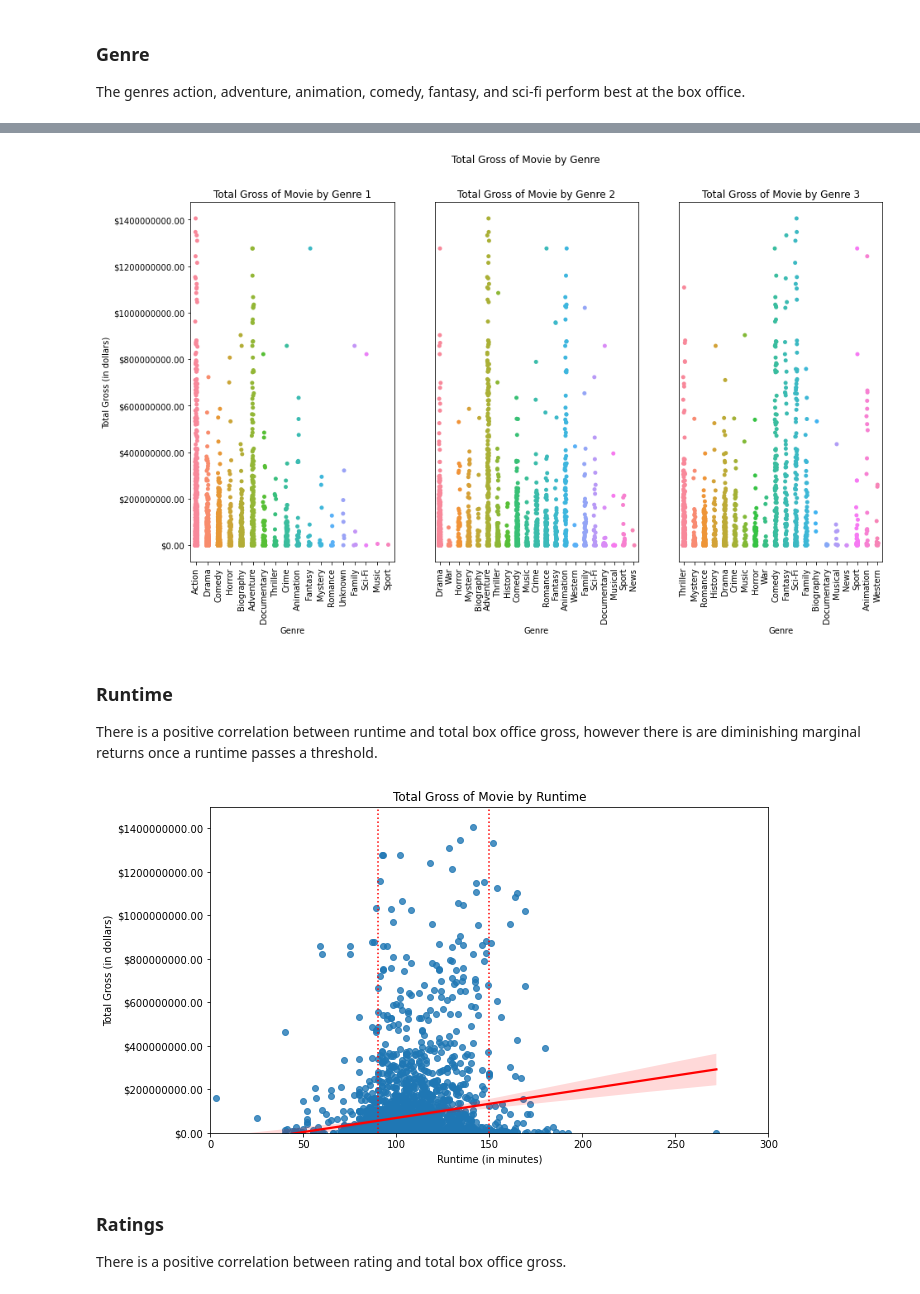
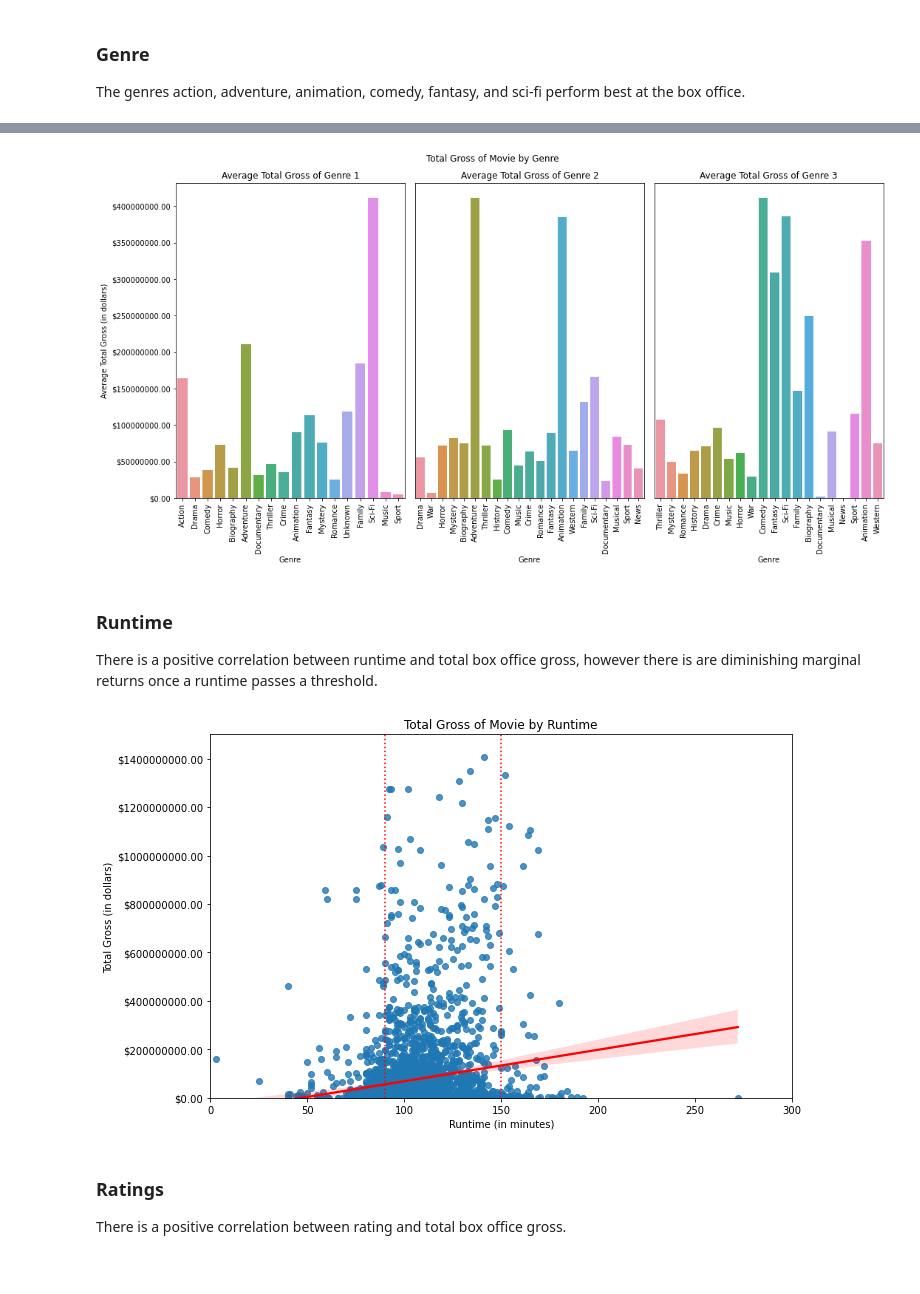
Before and after one commit to pederknorr/Microsoft-Movie-Analysis, a Jupyter notebook: microsoft_movie_studios_analysis.ipynb, the cells around one changed output, grey strips where cells are left out. Cells and saved outputs as stored; diff of their text form; code cells hidden in the pictures.

```diff
--- a/microsoft_movie_studios_analysis.ipynb
+++ b/microsoft_movie_studios_analysis.ipynb
@@ -51,9 +51,9 @@ import seaborn as sns
 %matplotlib inline
 # %%
 # Import data files
-imdb_title_basics = pd.read_csv('/Users/norrp/Documents/Flatiron/Phase_1/Project/dsc-phase-1-project/data/imdb.title.basics.csv.gz')
-imdb_title_ratings = pd.read_csv('/Users/norrp/Documents/Flatiron/Phase_1/Project/dsc-phase-1-project/data/imdb.title.ratings.csv.gz')
-bom_movie_gross = pd.read_csv('/Users/norrp/Documents/Flatiron/Phase_1/Project/dsc-phase-1-project/data/bom.movie_gross.csv.gz')
+imdb_title_basics = pd.read_csv('data/imdb.title.basics.csv.gz')
+imdb_title_ratings = pd.read_csv('data/imdb.title.ratings.csv.gz')
+bom_movie_gross = pd.read_csv('data/bom.movie_gross.csv.gz')
 # %%
 # Display dataframe information
 imdb_title_basics.info()
@@ -307,37 +393,38 @@ sns.catplot(x='genre_1', y='total_gross', data=movie_data, aspect=2, kind='swarm
 # %%
 # Create plot
 genre_fig, genre_axes = plt.subplots(nrows=1, ncols=3, figsize=(15,8))
 
-sns.stripplot(ax=genre_axes[0], x='genre_1', y='total_gross', data=movie_data)
+sns.barplot(ax=genre_axes[0], x='genre_1', y='total_gross', data=movie_data, ci = None)
 genre_axes[0].set_xlabel('Genre')
-genre_axes[0].set_ylabel('Total Gross (in dollars)')
-genre_axes[0].set_title('Total Gross of Movie by Genre 1')
+genre_axes[0].set_ylabel('Average Total Gross (in dollars)')
+genre_axes[0].set_title('Average Total Gross of Genre 1')
 genre_axes[0].yaxis.set_major_formatter('${x:1.2f}')
 genre_axes[0].tick_params(axis='x', rotation=90)
 
-sns.stripplot(ax=genre_axes[1], x='genre_2', y='total_gross', data=movie_data)
+sns.barplot(ax=genre_axes[1], x='genre_2', y='total_gross', data=movie_data, ci = None)
 genre_axes[1].set_xlabel('Genre')
 genre_axes[1].set_ylabel('')
-genre_axes[1].set_title('Total Gross of Movie by Genre 2')
+genre_axes[1].set_title('Average Total Gross of Genre 2')
 genre_axes[1].yaxis.set_major_formatter('${x:1.2f}')
 genre_axes[1].tick_params(axis='x', rotation=90)
 genre_axes[1].set_yticks([], [])
 
-sns.stripplot(ax=genre_axes[2], x='genre_3', y='total_gross', data=movie_data)
+sns.barplot(ax=genre_axes[2], x='genre_3', y='total_gross', data=movie_data, ci = None)
 genre_axes[2].set_xlabel('Genre')
 genre_axes[2].set_ylabel('')
-genre_axes[2].set_title('Total Gross of Movie by Genre 3')
+genre_axes[2].set_title('Average Total Gross of Genre 3')
 genre_axes[2].yaxis.set_major_formatter('${x:1.2f}')
 genre_axes[2].tick_params(axis='x', rotation=90)
 genre_axes[2].set_yticks([], [])
 
 genre_fig.suptitle('Total Gross of Movie by Genre')
+plt.tight_layout()
 
-plt.savefig('/Users/norrp/Documents/Flatiron/Phase_1/Project/dsc-phase-1-project/images/gross_by_genre.png', dpi=150)
+plt.savefig('images/gross_by_genre.png', dpi=150)
 
 plt.show()
 # %% [output]
-[figure, old version]
+[figure, new version]
 # %% [markdown]
 ### Runtime
 There is a positive correlation between runtime and total box office gross, however there is are diminishing marginal returns once a runtime passes a threshold.
@@ -354,12 +441,13 @@ ax.set(xlim=(0,300))
 ax.set(ylim=(0,1500000000))
 ax.axvline(90, color='red', ls=':')
 ax.axvline(150, ls=':', color ='red')
+plt.tight_layout()
 
-plt.savefig('/Users/norrp/Documents/Flatiron/Phase_1/Project/dsc-phase-1-project/images/gross_by_runtime.png', dpi=150)
+plt.savefig('images/gross_by_runtime.png', dpi=150)
 
 plt.show()
 # %% [output]
-[figure, old version]
+[figure, new version]
 # %% [markdown]
 ### Ratings
 
```
Also changed, not shown: parts of 9 cells of this notebook, 4 other files.
